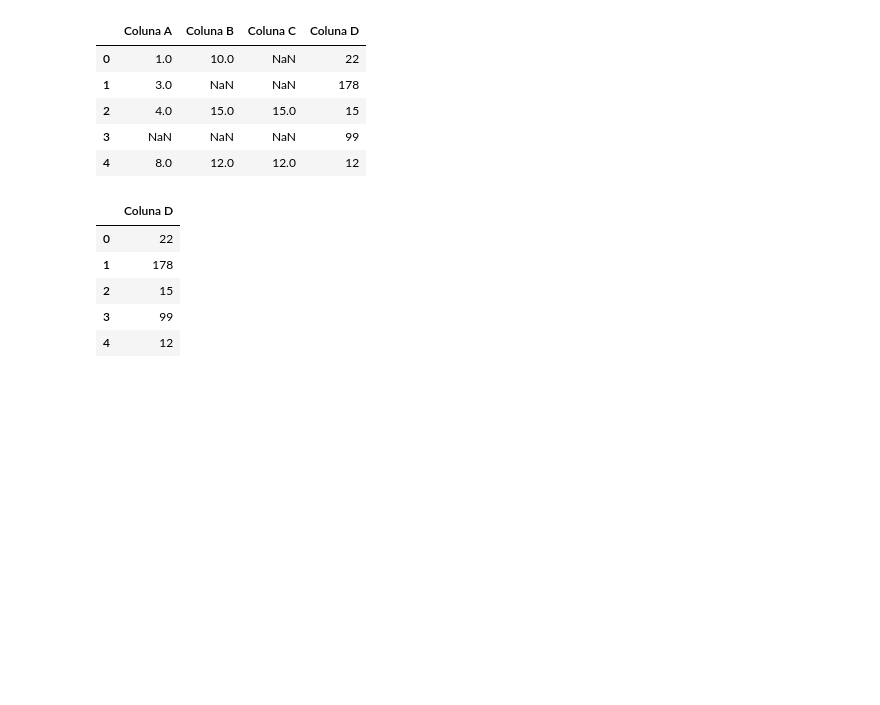
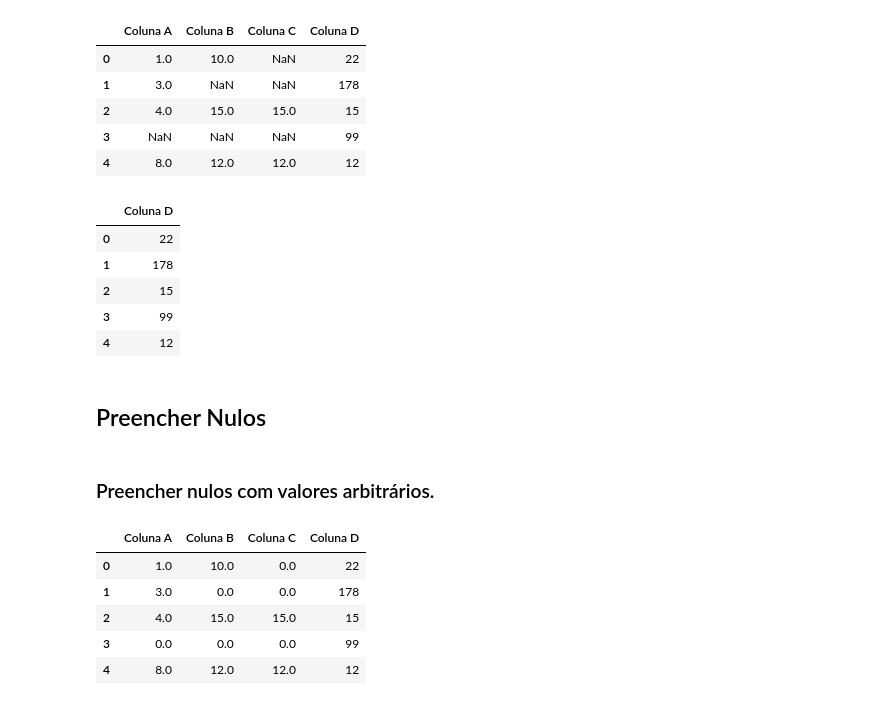
Before and after one commit to FranciniSantana/data-analysis-python-FreeCodeCamp, a Jupyter notebook: 2_Pandas__Data_Analysis_With_Python_freeCodeCamp.ipynb, the cells around one changed output. Saved outputs shown, nothing was run; the diff lists cells and outputs as text; code cells hidden in the pictures; blank space fills up the shorter version.

```diff
--- a/2_Pandas__Data_Analysis_With_Python_freeCodeCamp.ipynb
+++ b/2_Pandas__Data_Analysis_With_Python_freeCodeCamp.ipynb
@@ -873,3 +874,16 @@ tabela2.dropna(axis=1)
 | 2 | 15 |
 | 3 | 99 |
 | 4 | 12 |
+# %% [markdown]
+## Preencher Nulos
+# %% [markdown]
+### Preencher nulos com valores arbitrários.
+# %%
+tabela2.fillna(0)
+# %% [output]
+|  | Coluna A | Coluna B | Coluna C | Coluna D |
+| 0 | 1.0 | 10.0 | 0.0 | 22 |
+| 1 | 3.0 | 0.0 | 0.0 | 178 |
+| 2 | 4.0 | 15.0 | 15.0 | 15 |
+| 3 | 0.0 | 0.0 | 0.0 | 99 |
+| 4 | 8.0 | 12.0 | 12.0 | 12 |
```
Also changed, not shown: parts of 22 cells of this notebook.
